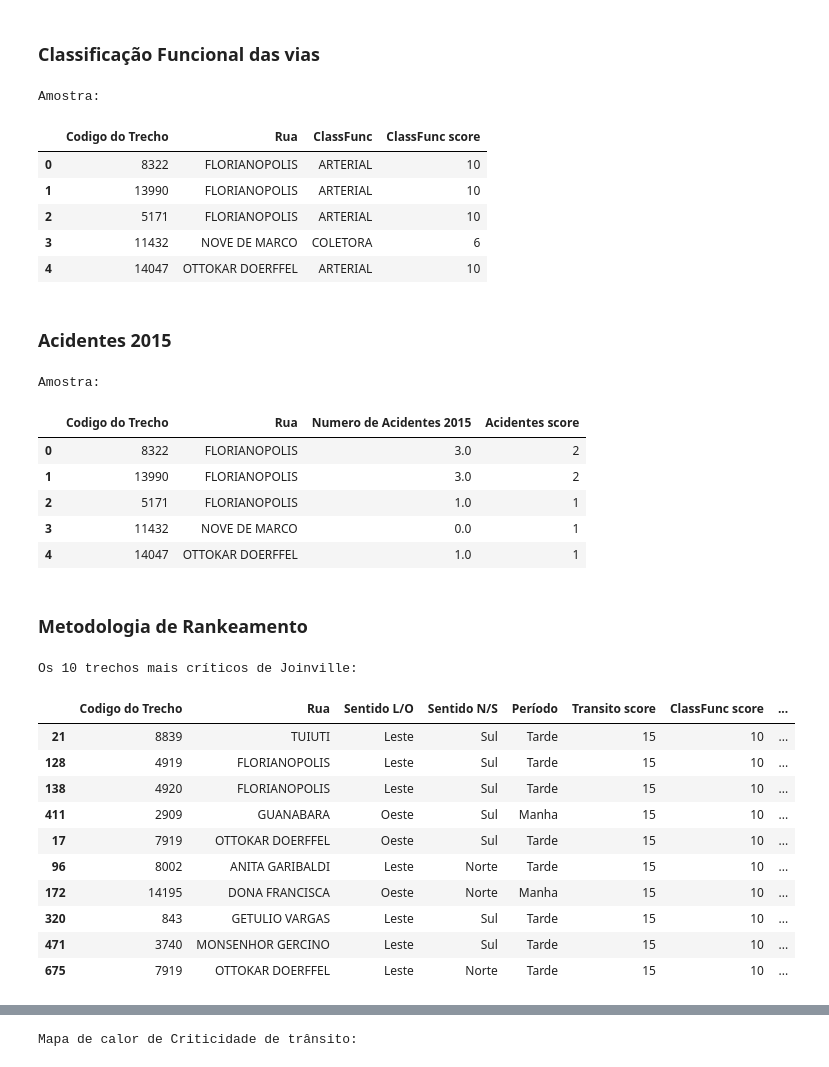
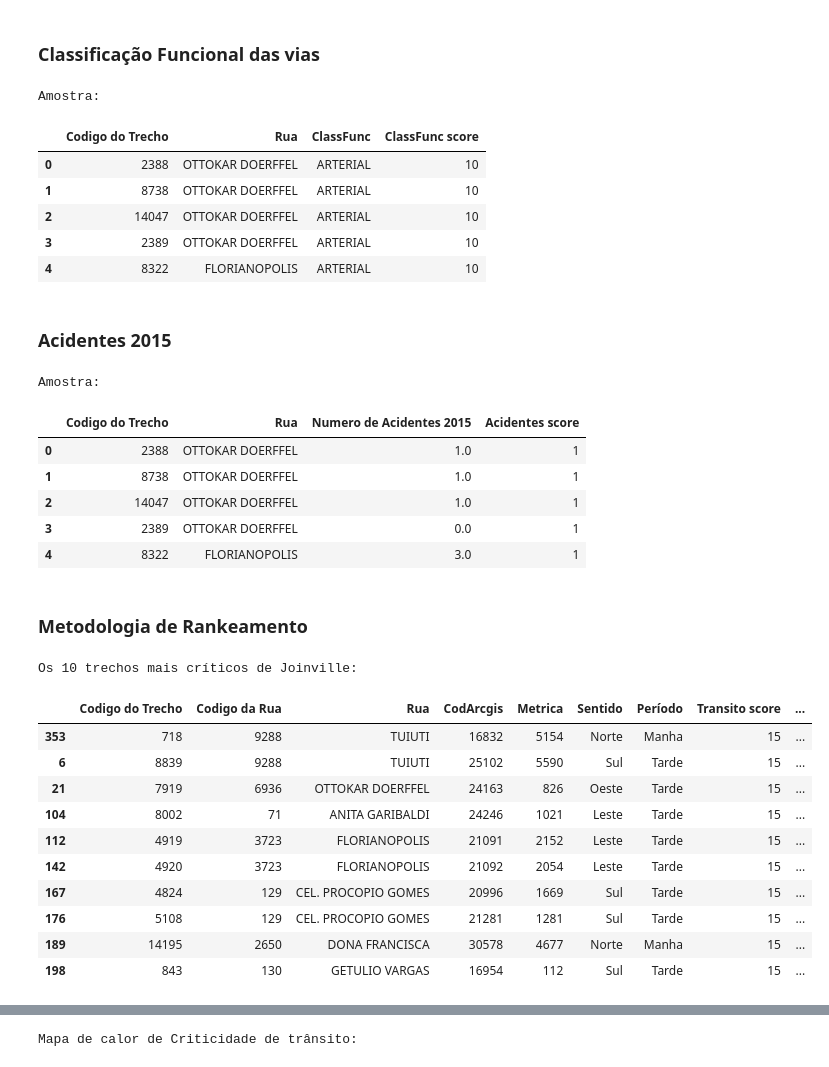
Before and after one commit to pmj-sepud/Joinville-Smart-Mobility, a Jupyter notebook: notebooks/reports/201802-GabrielBogo-RankeamentoVias.ipynb, the cells around one changed output, grey strips where cells are left out. Saved outputs shown, nothing was run; the diff lists cells and outputs as text; code cells hidden in the pictures.

```diff
--- a/notebooks/reports/201802-GabrielBogo-RankeamentoVias.ipynb
+++ b/notebooks/reports/201802-GabrielBogo-RankeamentoVias.ipynb
@@ -23,11 +23,13 @@ from shapely.geometry import Point
 
 from src.data.processing_func import (connect_database, extract_geo_sections)
 
+pd.options.display.max_columns = 30
+
 import folium
 # %% [markdown]
 ### Carregamento dos dados do Waze:
 # %%
-gdf = gpd.read_file(project_dir + "/data/interim/traffic_indicators.geoJSON")
+gdf = gpd.read_file(project_dir + "/data/interim/traffic_indicators_2017_10_1_14_weeks.geoJSON")
 gdf.dropna(subset=["Rua"], inplace=True)
 gdf["Codigo do Trecho"] = gdf["Codigo do Trecho"].astype(int)
 
@@ -41,15 +43,19 @@ gdf = gdf[cols[:4] + [cols[-1]] + cols[4:-1]]
 #Lookup to translate N/S, W/E directions
 lkp_direction_NS = pd.DataFrame({"Sentido N/S": ["Norte", "Sul"]}, index=["North", "South"])
 lkp_direction_LO = pd.DataFrame({"Sentido L/O": ["Leste", "Oeste"]}, index=["East", "West"])
+lkp_direction = pd.DataFrame({"Sentido": ["Norte", "Sul", "Leste", "Oeste"]}, index=["North", "South", "East", "West"])
+
 gdf = gdf.join(lkp_direction_NS, on="Direcao N/S")
 gdf = gdf.join(lkp_direction_LO, on="Direcao L/O")
-cols = gdf.columns.tolist()
-gdf = gdf[cols[:2] + cols[-2:] + cols[4:-2]]
+gdf = gdf.join(lkp_direction, on="Sentido", lsuffix='_left')
+gdf.drop(labels="Sentido_left", axis=1, inplace=True)
+
+#Drop negative Delays (if a section has negative)
 
 #Creation of an indicator of traffic criticity
 gdf["Criticidade"] = gdf["Probabilidade de Transito"]*gdf["Atraso medio (s)"]
 
 print("Trechos avaliados: ", len(gdf))
 print("Amostra: ")
-gdf.drop("geometry", axis=1).sort_values("Criticidade", ascending=False).drop_duplicates("Rua").head(5)
+gdf.drop("geometry", axis=1).sort_values("Criticidade", ascending=True).drop_duplicates("Rua").head(5)
 # %% [output]
@@ -198,18 +204,27 @@ gdf_clf[["Codigo do Trecho", "Rua", "ClassFunc", "ClassFunc score"]].head()
 # %% [output]
 Amostra:
 |  | Codigo do Trecho | Rua | ClassFunc | ClassFunc score |
-| 0 | 8322 | FLORIANOPOLIS | ARTERIAL | 10 |
-| 1 | 13990 | FLORIANOPOLIS | ARTERIAL | 10 |
-| 2 | 5171 | FLORIANOPOLIS | ARTERIAL | 10 |
-| 3 | 11432 | NOVE DE MARCO | COLETORA | 6 |
-| 4 | 14047 | OTTOKAR DOERFFEL | ARTERIAL | 10 |
+| 0 | 2388 | OTTOKAR DOERFFEL | ARTERIAL | 10 |
+| 1 | 8738 | OTTOKAR DOERFFEL | ARTERIAL | 10 |
+| 2 | 14047 | OTTOKAR DOERFFEL | ARTERIAL | 10 |
+| 3 | 2389 | OTTOKAR DOERFFEL | ARTERIAL | 10 |
+| 4 | 8322 | FLORIANOPOLIS | ARTERIAL | 10 |
 # %% [markdown]
 ### Acidentes 2015
 # %%
+DATABASE = {
+'drivername': os.environ.get("db_drivername"),
+'host': os.environ.get("db_host"),
+'port': os.environ.get("db_port"),
+'username': os.environ.get("db_username"),
+'password': os.environ.get("db_password"),
+'database': os.environ.get("db_database"),
+}
+
 #Load GeoSections
 if 'geo_sections' not in globals():
-    meta = connect_database()
-    geo_sections = extract_geo_sections(meta, buffer=15)
+    meta = connect_database(DATABASE)
+    geo_sections = extract_geo_sections(meta, main_buffer=15)
 
 #Read acidentes and convert it into GeoDataFrame
 accidents = pd.read_csv(project_dir + "/data/external/bombeiros_acidentes2015.csv")
@@ -235,41 +250,43 @@ gdf_acc[["Codigo do Trecho", "Rua", "Numero de Acidentes 2015", "Acidentes score
 # %% [output]
 Amostra:
 |  | Codigo do Trecho | Rua | Numero de Acidentes 2015 | Acidentes score |
-| 0 | 8322 | FLORIANOPOLIS | 3.0 | 2 |
-| 1 | 13990 | FLORIANOPOLIS | 3.0 | 2 |
-| 2 | 5171 | FLORIANOPOLIS | 1.0 | 1 |
-| 3 | 11432 | NOVE DE MARCO | 0.0 | 1 |
-| 4 | 14047 | OTTOKAR DOERFFEL | 1.0 | 1 |
+| 0 | 2388 | OTTOKAR DOERFFEL | 1.0 | 1 |
+| 1 | 8738 | OTTOKAR DOERFFEL | 1.0 | 1 |
+| 2 | 14047 | OTTOKAR DOERFFEL | 1.0 | 1 |
+| 3 | 2389 | OTTOKAR DOERFFEL | 0.0 | 1 |
+| 4 | 8322 | FLORIANOPOLIS | 3.0 | 1 |
 # %% [markdown]
 ### Metodologia de Rankeamento
 # %%
 gdf_acc["Transito score"] = pd.cut(gdf_acc["Criticidade"],
                                    bins=[0, threshold_1,threshold_2,threshold_3,threshold_4, 5*threshold_4],
                                    labels=[1,2,3,4,5], retbins=True)[0].astype(int)*3
 
 gdf_acc["Total score"] = gdf_acc["Transito score"] + gdf_acc["ClassFunc score"] + gdf_acc["Acidentes score"]
 
 gdf_acc.sort_values(["Total score", "Probabilidade de Transito"], ascending=False, inplace=True)
 
-col_list = ["Codigo do Trecho", "Rua", "Sentido L/O", "Sentido N/S",
+col_list = ["Codigo do Trecho", "Codigo da Rua", "Rua", "CodArcgis", "Metrica", "Sentido",
             "Período", "Transito score", "ClassFunc score", "Acidentes score", "Total score",
             "Probabilidade de Transito", "Velocidade Media (km/h)",
             "Fila media (m)", "Atraso medio (s)", "ClassFunc", "Numero de Acidentes 2015",
+           "SctnDscCoordxUtmComeco", "SctnDscCoordyUtmComeco", "SctnDscCoordxUtmMeio",
+           "SctnDscCoordyUtmMeio", "SctnDscCoordxUtmFinal", "SctnDscCoordyUtmFinal",
            ]
 print("Os 10 trechos mais críticos de Joinville: ")
 gdf_acc[col_list].head(10)
 # %% [output]
 Os 10 trechos mais críticos de Joinville:
-|  | Codigo do Trecho | Rua | Sentido L/O | Sentido N/S | Período | Transito score | ClassFunc score | ... |
-| 21 | 8839 | TUIUTI | Leste | Sul | Tarde | 15 | 10 | ... |
-| 128 | 4919 | FLORIANOPOLIS | Leste | Sul | Tarde | 15 | 10 | ... |
-| 138 | 4920 | FLORIANOPOLIS | Leste | Sul | Tarde | 15 | 10 | ... |
-| 411 | 2909 | GUANABARA | Oeste | Sul | Manha | 15 | 10 | ... |
-| 17 | 7919 | OTTOKAR DOERFFEL | Oeste | Sul | Tarde | 15 | 10 | ... |
-| 96 | 8002 | ANITA GARIBALDI | Leste | Norte | Tarde | 15 | 10 | ... |
-| 172 | 14195 | DONA FRANCISCA | Oeste | Norte | Manha | 15 | 10 | ... |
-| 320 | 843 | GETULIO VARGAS | Leste | Sul | Tarde | 15 | 10 | ... |
-| 471 | 3740 | MONSENHOR GERCINO | Leste | Sul | Tarde | 15 | 10 | ... |
-| 675 | 7919 | OTTOKAR DOERFFEL | Leste | Norte | Tarde | 15 | 10 | ... |
+|  | Codigo do Trecho | Codigo da Rua | Rua | CodArcgis | Metrica | Sentido | Período | Transito score | ... |
+| 353 | 718 | 9288 | TUIUTI | 16832 | 5154 | Norte | Manha | 15 | ... |
+| 6 | 8839 | 9288 | TUIUTI | 25102 | 5590 | Sul | Tarde | 15 | ... |
+| 21 | 7919 | 6936 | OTTOKAR DOERFFEL | 24163 | 826 | Oeste | Tarde | 15 | ... |
+| 104 | 8002 | 71 | ANITA GARIBALDI | 24246 | 1021 | Leste | Tarde | 15 | ... |
+| 112 | 4919 | 3723 | FLORIANOPOLIS | 21091 | 2152 | Leste | Tarde | 15 | ... |
+| 142 | 4920 | 3723 | FLORIANOPOLIS | 21092 | 2054 | Leste | Tarde | 15 | ... |
+| 167 | 4824 | 129 | CEL. PROCOPIO GOMES | 20996 | 1669 | Sul | Tarde | 15 | ... |
+| 176 | 5108 | 129 | CEL. PROCOPIO GOMES | 21281 | 1281 | Sul | Tarde | 15 | ... |
+| 189 | 14195 | 2650 | DONA FRANCISCA | 30578 | 4677 | Norte | Manha | 15 | ... |
+| 198 | 843 | 130 | GETULIO VARGAS | 16954 | 112 | Sul | Tarde | 15 | ... |
 # %%
 gdf_ruas = gdf_acc.drop_duplicates("Rua")
```
Also changed, not shown: parts of 4 cells of this notebook, 3 other files.
